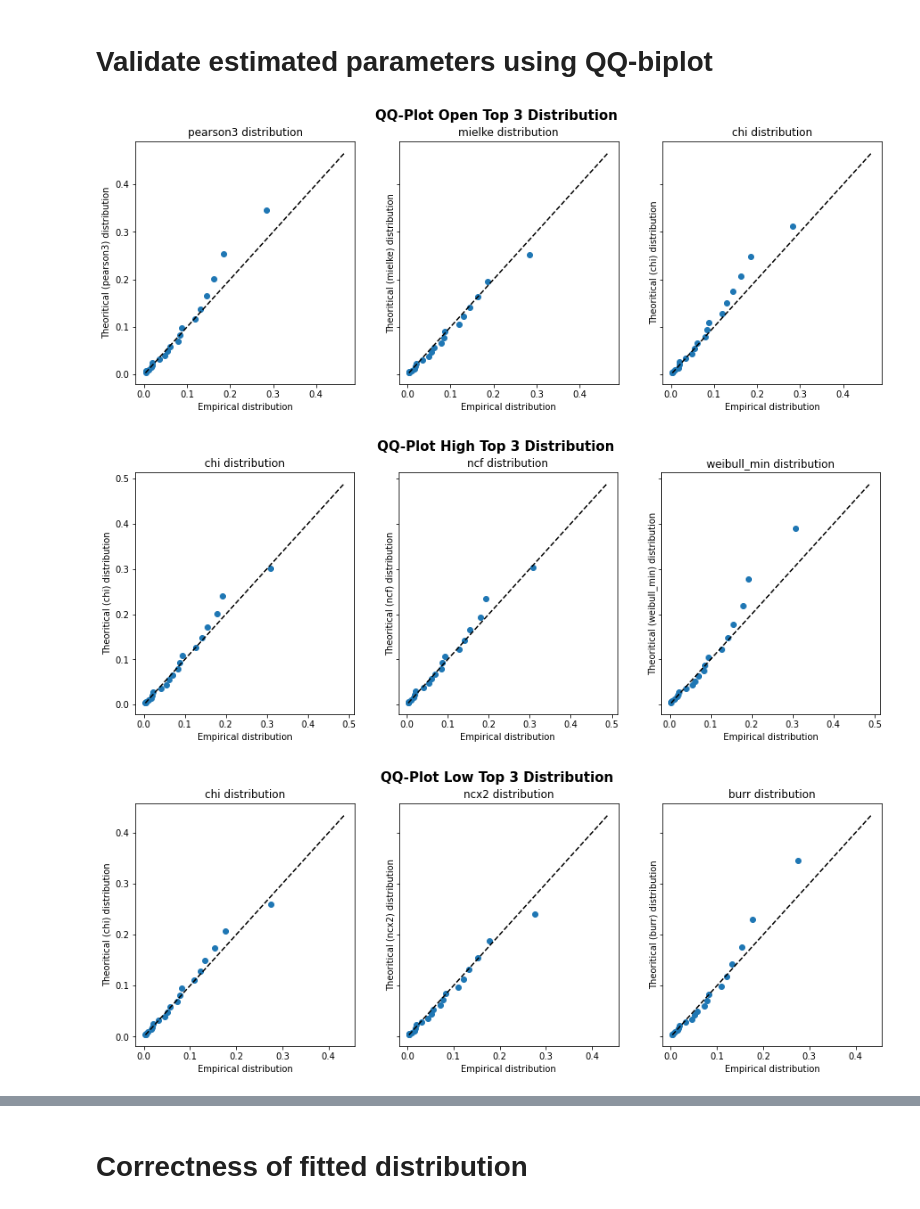
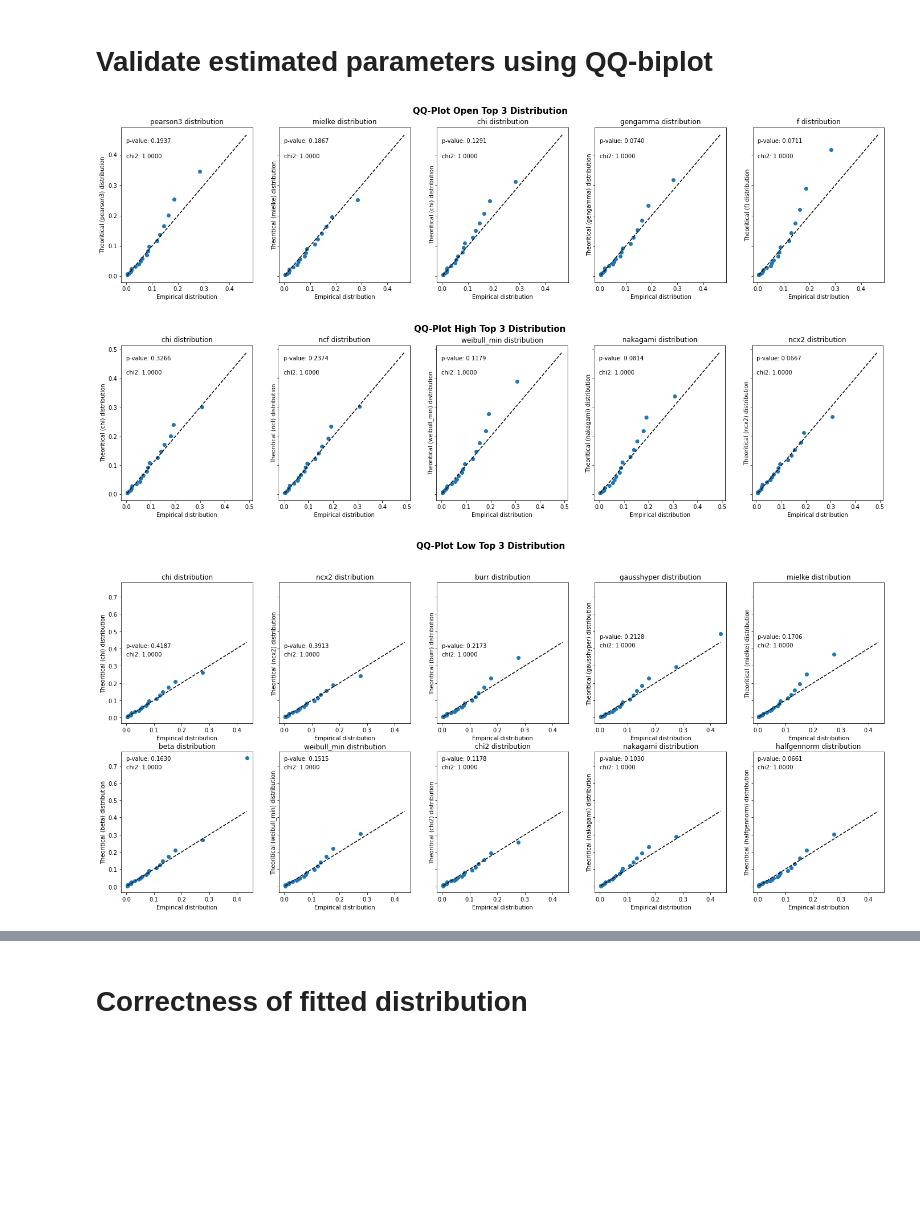
Before and after one commit to affand20/m2m-labs, a Jupyter notebook: lab1.ipynb, the cells around one changed output, grey strips where cells are left out. Cells and saved outputs as stored; diff of their text form; code cells hidden in the pictures; blank space fills up the shorter version.

```diff
--- a/lab1.ipynb
+++ b/lab1.ipynb
@@ -66,6 +68,6 @@ Subsample 3-5 Variables
 =================================
 Subsampling 4 variables: Open, High, Low, and Close
 # %%
-stock = stock.iloc[:, :5]
+stock = stock.iloc[:, :6]
 stock.head()
 # %% [output]
@@ -245,15 +268,15 @@ for d in dist_name:
 # %%
 # Top 3 distribution for Open
-top_open = df_dist[df_dist['Open_kstest'] > 0.05].sort_values(by=['Open_kstest'], ascending=False).reset_index().head(3)
+top_open = df_dist[df_dist['Open_kstest'] >= 0.05].sort_values(by=['Open_kstest'], ascending=False).reset_index()
 
 # Top 3 distribution for High
-top_high = df_dist[df_dist['High_kstest'] > 0.05].sort_values(by=['High_kstest'], ascending=False).reset_index().head(3)
+top_high = df_dist[df_dist['High_kstest'] >= 0.05].sort_values(by=['High_kstest'], ascending=False).reset_index()
 
 # Top 3 distribution for Low
-top_low = df_dist[df_dist['Low_kstest'] > 0.05].sort_values(by=['Low_kstest'], ascending=False).reset_index().head(3)
+top_low = df_dist[df_dist['Low_kstest'] >= 0.05].sort_values(by=['Low_kstest'], ascending=False).reset_index()
 
 # Top 3 distribution for Close
-top_close = df_dist[df_dist['Close_kstest'] > 0.05].sort_values(by=['Close_kstest'], ascending=False).reset_index().head(3)
+top_close = df_dist[df_dist['Close_kstest'] >= 0.05].sort_values(by=['Close_kstest'], ascending=False).reset_index()
 # %%
 top_open.head()
 # %% [output]
@@ -264,3 +293,9 @@ top_open.head()
+# %%
+def trim_axs(axs, N):
+    axs = axs.flat
+    for ax in axs[N:]:
+        ax.remove()
+    return axs[:N]
 # %%
 columns = ['Open', 'High', 'Low', 'Close']
 df_dist = [top_open, top_high, top_low, top_close]
@@ -312,43 +351,56 @@ plt.show()
 Validate estimated parameters using QQ-biplot
 =============================================
 # %%
+import math
+
 columns = ['Open', 'High', 'Low', 'Close']
 df_dist = [top_open, top_high, top_low, top_close]
 
 for i, col in enumerate(columns):
 
     feature = stock[col]
 
-    fig, ax = plt.subplots(1, 3, figsize=(15, 5), sharey=True)
+    fig_row = round(len(df_dist[i])/5)
+    fig_col = 5
+
+    figsize = (24,10) if fig_row > 1 else (24, 5)
+    fig, ax = plt.subplots(fig_row, fig_col, figsize=figsize, sharey=True)
     fig.suptitle('QQ-Plot {} Top 3 Distribution'.format(col), fontsize=15, fontweight='bold')
+
+    axs = trim_axs(ax, len(df_dist[i]))
 
     # percentile data
     percs = np.linspace(0,100,21)
     qn_feature = np.percentile(feature, percs)
     x = np.linspace(np.min(feature), np.max(feature))
 
-    for index, row in df_dist[i].iterrows():
+    for ax, row in zip(axs, df_dist[i].iterrows()):
+
+        row = row[1]
         dist = getattr(scipy.stats, row['distribution'])
-        params = row['{}_params'.format(col)]
+        params = row['{}_params'.format(columns[i])]
 
         # theoritical distribution percentile
         qn_dist = dist.ppf(percs / 100.0, *params)
 
         # plot QQ-Plot
-        ax[index].plot(qn_feature, qn_dist, ls='', marker='o')
-        ax[index].plot(x, x, color='k', ls='--')
+        ax.plot(qn_feature, qn_dist, ls='', marker='o')
+        ax.plot(x, x, color='k', ls='--')
 
         # set XY label
-        ax[index].set_xlabel('Empirical distribution')
-        ax[index].set_ylabel('Theoritical ({}) distribution'.format(row['distribution']))
+        ax.set_xlabel('Empirical distribution')
+        ax.set_ylabel('Theoritical ({}) distribution'.format(row['distribution']))
 
         # set plot title
-        ax[index].set_title('{} distribution'.format(row['distribution']))
+        ax.text(0,ax.get_ylim()[1] - 0.05, 'p-value: {:.4f}'.format(row[columns[i]+'_kstest']))
+        ax.text(0,ax.get_ylim()[1] - 0.1, 'chi2: {:.4f}'.format(row[columns[i]+'_chi2']))
 
+        # 'p-value: {:.2f}'.format(row[columns[i]+'_kstest'])
+        ax.set_title('{} distribution'.format(row['distribution']))
 
 plt.tight_layout()
 plt.show()
 # %% [output]
-[figure, old version]
+[figure, new version]
-[figure, old version]
+[figure, new version]
-[figure, old version]
+[figure, new version]
```
Also changed, not shown: parts of 11 cells of this notebook.
